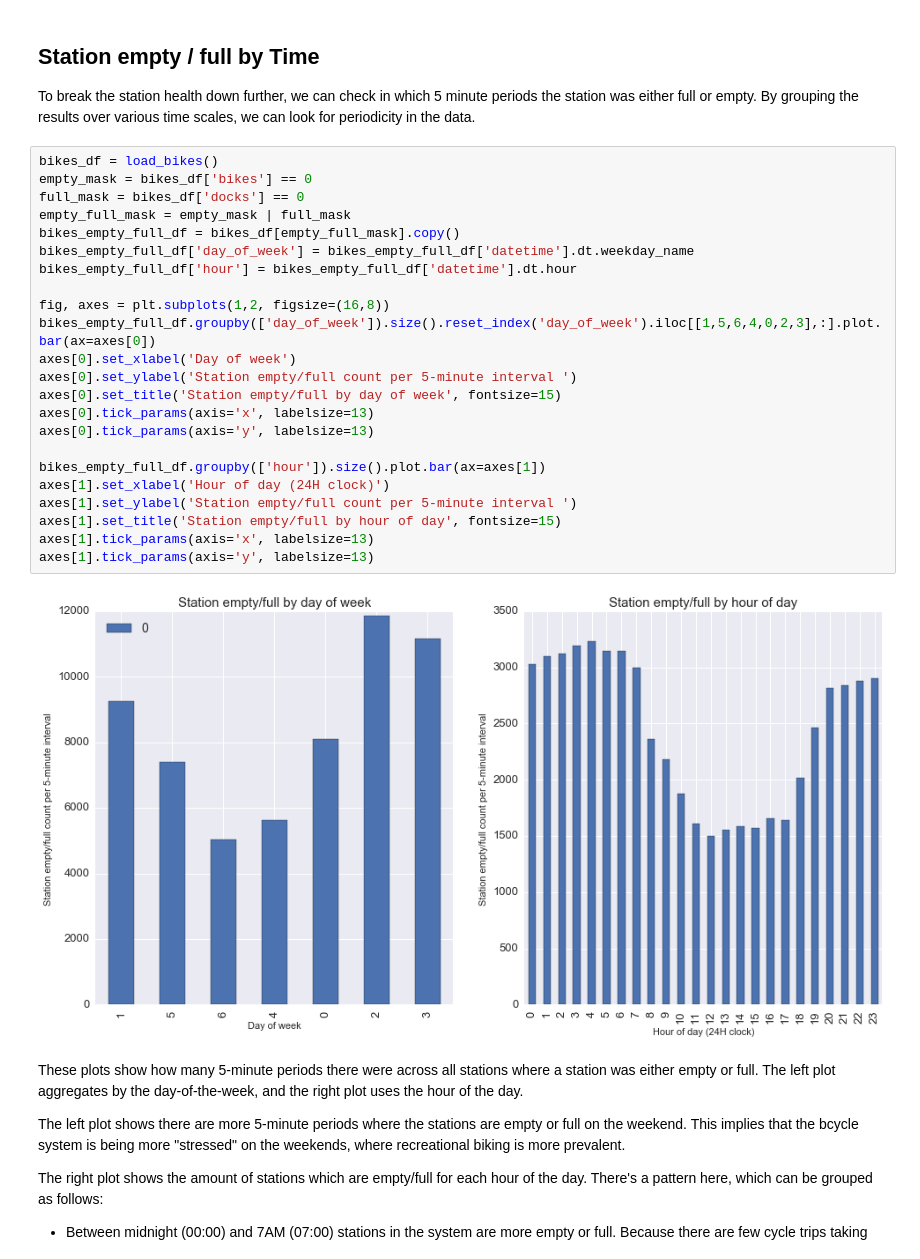
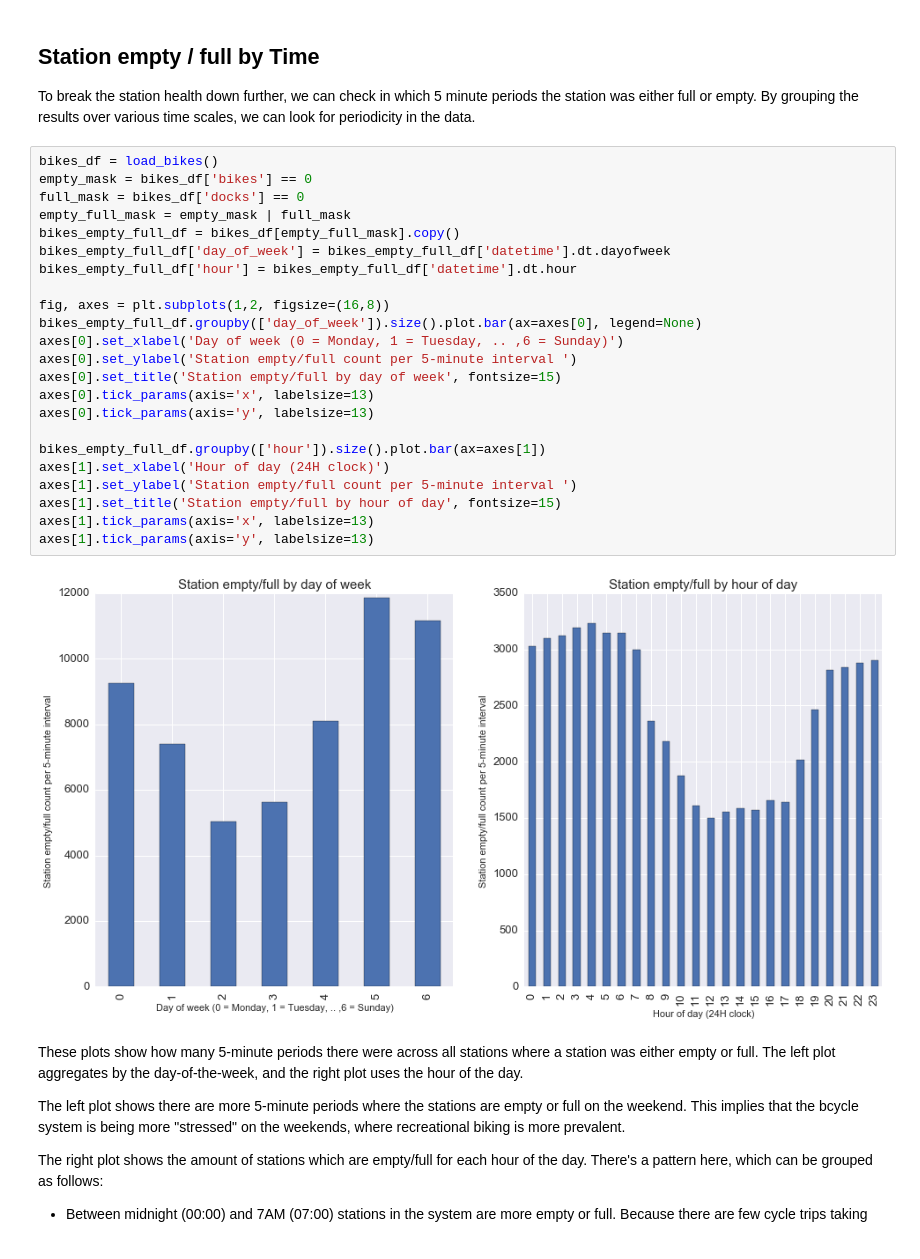
Before and after one commit to timgasser/bcycle-austin, a Jupyter notebook: notebooks/bcycle_stations.ipynb, the cells around one changed output. Saved outputs shown, nothing was run; the diff lists cells and outputs as text.

```diff
--- a/notebooks/bcycle_stations.ipynb
+++ b/notebooks/bcycle_stations.ipynb
@@ -397,28 +397,28 @@ To break the station health down further, we can check in which 5 minute periods
 # %%
 bikes_df = load_bikes()
 empty_mask = bikes_df['bikes'] == 0
 full_mask = bikes_df['docks'] == 0
 empty_full_mask = empty_mask | full_mask
 bikes_empty_full_df = bikes_df[empty_full_mask].copy()
-bikes_empty_full_df['day_of_week'] = bikes_empty_full_df['datetime'].dt.weekday_name
+bikes_empty_full_df['day_of_week'] = bikes_empty_full_df['datetime'].dt.dayofweek
 bikes_empty_full_df['hour'] = bikes_empty_full_df['datetime'].dt.hour
 
 fig, axes = plt.subplots(1,2, figsize=(16,8))
-bikes_empty_full_df.groupby(['day_of_week']).size().reset_index('day_of_week').iloc[[1,5,6,4,0,2,3],:].plot.bar(ax=axes[0])
-axes[0].set_xlabel('Day of week')
+bikes_empty_full_df.groupby(['day_of_week']).size().plot.bar(ax=axes[0], legend=None)
+axes[0].set_xlabel('Day of week (0 = Monday, 1 = Tuesday, .. ,6 = Sunday)')
 axes[0].set_ylabel('Station empty/full count per 5-minute interval ')
 axes[0].set_title('Station empty/full by day of week', fontsize=15)
 axes[0].tick_params(axis='x', labelsize=13)
 axes[0].tick_params(axis='y', labelsize=13)
 
 bikes_empty_full_df.groupby(['hour']).size().plot.bar(ax=axes[1])
 axes[1].set_xlabel('Hour of day (24H clock)')
 axes[1].set_ylabel('Station empty/full count per 5-minute interval ')
 axes[1].set_title('Station empty/full by hour of day', fontsize=15)
 axes[1].tick_params(axis='x', labelsize=13)
 axes[1].tick_params(axis='y', labelsize=13)
 # %% [output]
-[figure, old version]
+[figure, new version]
 # %% [markdown]
 These plots show how many 5-minute periods there were across all stations where a station was either empty or full. The left plot aggregates by the day-of-the-week, and the right plot uses the hour of the day.
 
```
Also changed, not shown: 1 other file.
